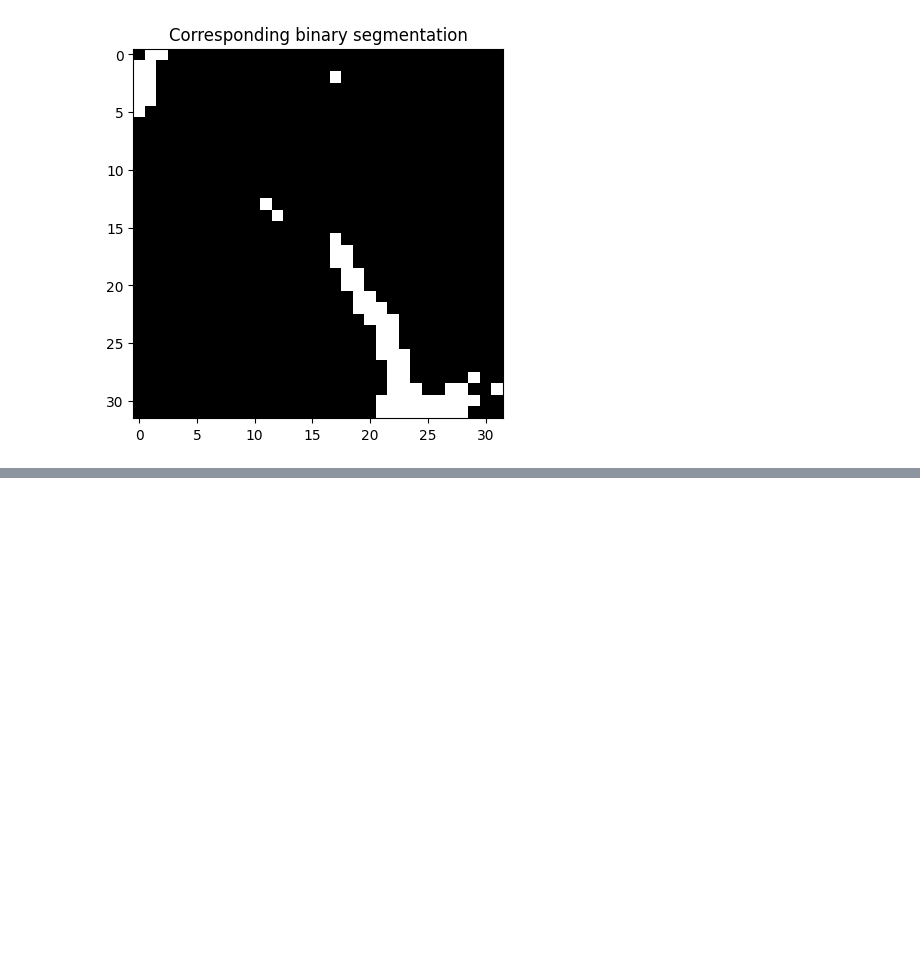
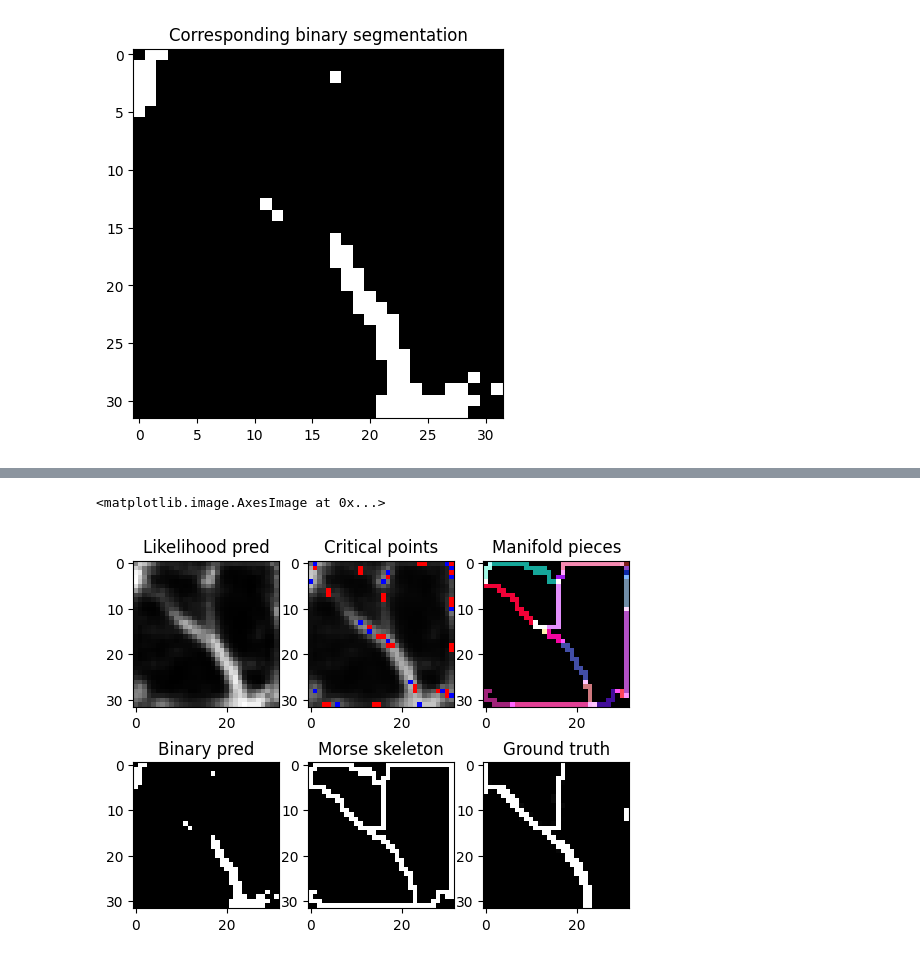
Before and after one commit to Saumya-Gupta-26/struct-uncertainty, a Jupyter notebook: dmt-uncertainty.ipynb, the cells around one changed output, grey strips where cells are left out. Saved outputs shown, nothing was run; the diff lists cells and outputs as text; code cells hidden in the pictures; blank space fills up the shorter version.

```diff
--- a/dmt-uncertainty.ipynb
+++ b/dmt-uncertainty.ipynb
@@ -64,14 +61,17 @@ plt.imshow(img_gt, cmap='gray')
 # %%
 fig, ax = plt.subplots(ncols=3, nrows=2)
-ax[0,0].set_title("Likelihood map (output of UNet)")
+ax[0,0].set_title("Likelihood pred")
 ax[0,0].imshow(img_likelihood, cmap='gray')
-ax[0,1].set_title("Critical points (red = saddle; blue = maxima)")
+ax[0,1].set_title("Critical points")
 ax[0,1].imshow(img_crit)
 ax[0,2].set_title("Manifold pieces")
 ax[0,2].imshow(img_pieces)
-ax[1,0].set_title("Corresponding binary segmentation")
+ax[1,0].set_title("Binary pred")
 ax[1,0].imshow(img_binary, cmap='gray')
-ax[1,1].set_title("Morse skeleton (recovered false negatives)")
+ax[1,1].set_title("Morse skeleton")
 ax[1,1].imshow(img_skelt)
 ax[1,2].set_title("Ground truth")
 ax[1,2].imshow(img_gt, cmap='gray')
+# %% [output]
+<matplotlib.image.AxesImage at 0x...>
+[figure, added]
```
Also changed, not shown: parts of 4 cells of this notebook.
